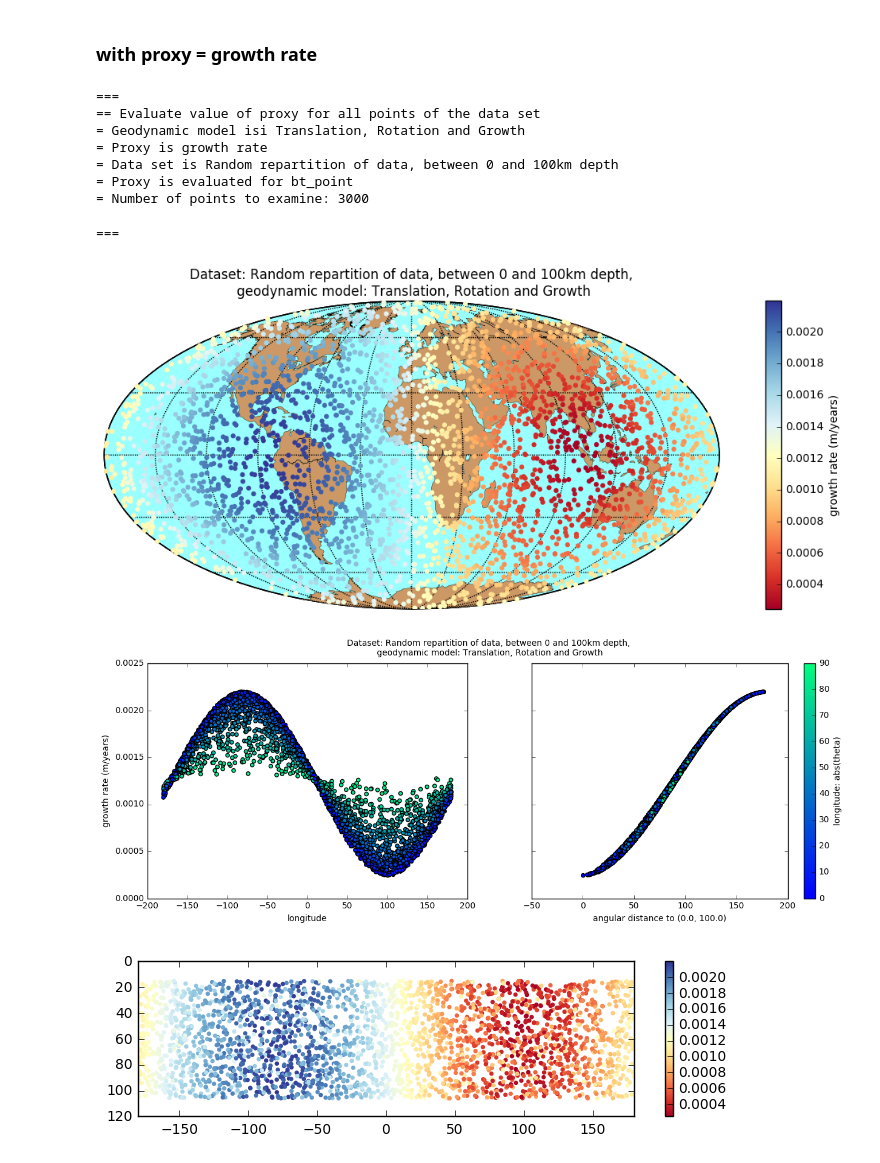
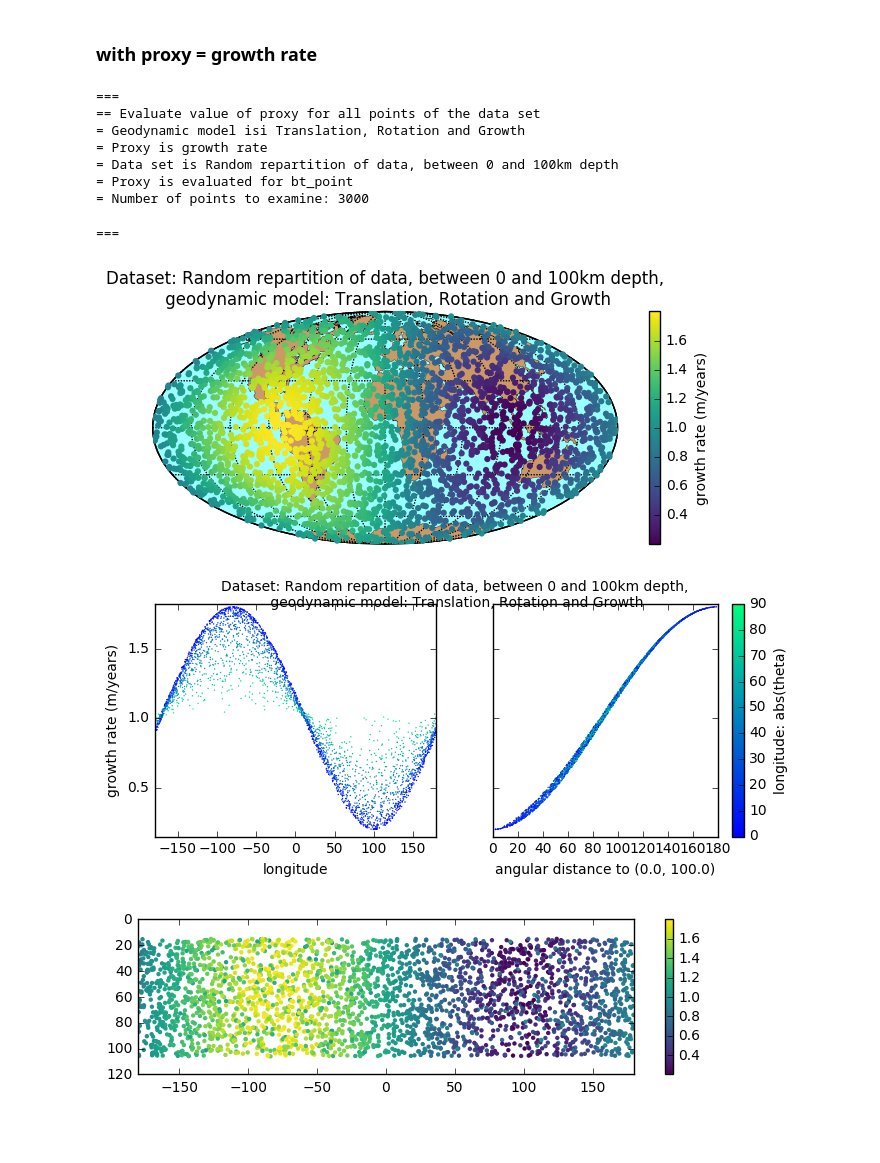
Before and after one commit to MarineLasbleis/GrowYourIC, a Jupyter notebook: SlowTranslation.ipynb, the cells around one changed output. Cells and saved outputs as stored; diff of their text form; code cells hidden in the pictures; blank space fills up the shorter version.

```diff
--- a/SlowTranslation.ipynb
+++ b/SlowTranslation.ipynb
@@ -14,7 +14,8 @@ import geodyn, geodyn_trg, geodyn_static
 import plot_data
 import data
 
-plt.rcParams['figure.figsize'] = (15.0, 5.0) #size of figures
+plt.rcParams['figure.figsize'] = (8.0, 3.0) #size of figures
+cm = plt.cm.get_cmap('viridis')
 # %% [markdown]
 To model Aubert version, where one side is growing at lower rate than the other side.
 
@@ -98,7 +99,7 @@ dist = positions.angular_distance_to_point(t, p, *velocity_center)
 
 ## map
 m, fig = plot_data.setting_map()
-cm = plt.cm.get_cmap('RdYlBu')
+#cm = plt.cm.get_cmap('RdYlBu')
 x, y = m(p, t)
 sc = m.scatter(x, y, c=proxy_random, zorder=10, cmap=cm, edgecolors='none')
 plt.title("Dataset: {},\n geodynamic model: {}".format(data_set_random.name, geodynModel.name))
@@ -109,14 +110,14 @@ fig.savefig
 ## phi and distance plots
 fig, ax = plt.subplots(1,2, sharey=True)
 cm2 = plt.cm.get_cmap('winter')
-sc1 = ax[0].scatter(p, proxy_random, c=abs(t), cmap=cm2, vmin =-0, vmax =90)
+sc1 = ax[0].scatter(p, proxy_random, c=r, cmap=cm2)
 ax[0].set_xlabel("longitude")
 ax[0].set_ylabel("age (Myears)")
-sc2 = ax[1].scatter(dist, proxy_random, c=abs(t), cmap=cm2, vmin=-0, vmax =90)
+sc2 = ax[1].scatter(dist, proxy_random, c=r, cmap=cm2)
 ax[1].set_xlabel("angular distance to ({}, {})".format(*velocity_center))
 fig.suptitle("Dataset: {},\n geodynamic model: {}".format(data_set_random.name, geodynModel.name))
 cbar = fig.colorbar(sc2)
-cbar.set_label("longitude: abs(theta)")
+cbar.set_label("radius")
 # %% [output]
 ===
 == Evaluate value of proxy for all points of the data set
@@ -138,41 +139,44 @@ data_set_random.method = "bt_point"
 proxy_random = geodyn.evaluate_proxy(data_set_random, geodynModel, proxy_type="growth rate", verbose=False)
 r, t, p = data_set_random.extract_rtp("bottom_turning_point")
 dist = positions.angular_distance_to_point(t, p, *velocity_center)
 
 ## map
 m, fig = plot_data.setting_map()
-cm = plt.cm.get_cmap('RdYlBu')
+#cm = plt.cm.get_cmap('RdYlBu')
 x, y = m(p, t)
 sc = m.scatter(x, y, c=proxy_random, zorder=10, cmap=cm, edgecolors='none')
 plt.title("Dataset: {},\n geodynamic model: {}".format(data_set_random.name, geodynModel.name))
 cbar = plt.colorbar(sc)
 cbar.set_label("growth rate (m/years)")
-fig.savefig("map_slow-translation_random.pdf", bbox_inches='tight')
+fig.savefig("figures/map_slow-translation_random.pdf", bbox_inches='tight')
 
 ## phi and distance plots
 fig, ax = plt.subplots(1,2, sharey=True)
 cm2 = plt.cm.get_cmap('winter')
-sc1 = ax[0].scatter(p, proxy_random, c=abs(t), cmap=cm2, vmin =-0, vmax =90)
+sc1 = ax[0].scatter(p, proxy_random, c=abs(t), s=1, cmap=cm2, vmin =-0, vmax =90, linewidth=0)
 ax[0].set_xlabel("longitude")
 ax[0].set_ylabel("growth rate (m/years)")
-sc2 = ax[1].scatter(dist, proxy_random, c=abs(t), cmap=cm2, vmin=-0, vmax =90)
+sc2 = ax[1].scatter(dist, proxy_random, c=abs(t), s=1, cmap=cm2, vmin=-0, vmax =90, linewidth=0)
 ax[1].set_xlabel("angular distance to ({}, {})".format(*velocity_center))
 fig.suptitle("Dataset: {},\n geodynamic model: {}".format(data_set_random.name, geodynModel.name))
 cbar = fig.colorbar(sc2)
 cbar.set_label("longitude: abs(theta)")
-ax[0].set_ylim([0., 2.5e-3])
-fig.savefig("phi-long_slow-translation_random.pdf", bbox_inches='tight')
+ax[0].set_xlim([-180,180])
+ax[1].set_xlim([0,180])
+ax[0].set_ylim([0.15, 1.82])
+#ax[0].set_ylim([0., 2.5e-3])
+fig.savefig("figures/dist-long_slow-translation_random.pdf", bbox_inches='tight')
 # %% [output]
 ===
 == Evaluate value of proxy for all points of the data set
 = Geodynamic model isi Translation, Rotation and Growth
 = Proxy is growth rate
 = Data set is Random repartition of data, between 0 and 100km depth
 = Proxy is evaluated for bt_point
 = Number of points to examine: 3000
 ===
-[figure, old version]
+[figure, new version]
-[figure, old version]
+[figure, new version]
 # %%
 fig, ax = plt.subplots(figsize=(8, 2))
 sc=ax.scatter(p,rICB_dim*(1.-r), c=proxy_random, s=10,cmap=cm, linewidth=0)
@@ -181,6 +185,6 @@ fig.gca().invert_yaxis()
 ax.set_xlim(-180,180)
 cbar = fig.colorbar(sc)
 
-fig.savefig("depth_slow-translation_random.pdf", bbox_inches='tight')
+fig.savefig("figures/depth_slow-translation_random.pdf", bbox_inches='tight')
 # %% [output]
-[figure, old version]
+[figure, new version]
```
Also changed, not shown: parts of 2 cells of this notebook, 3 other files.
